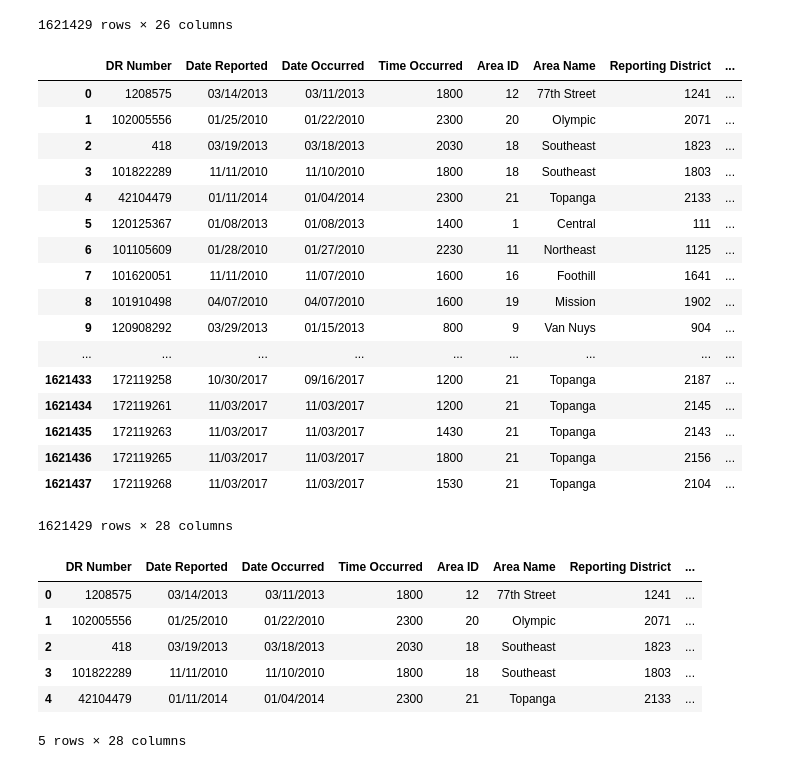
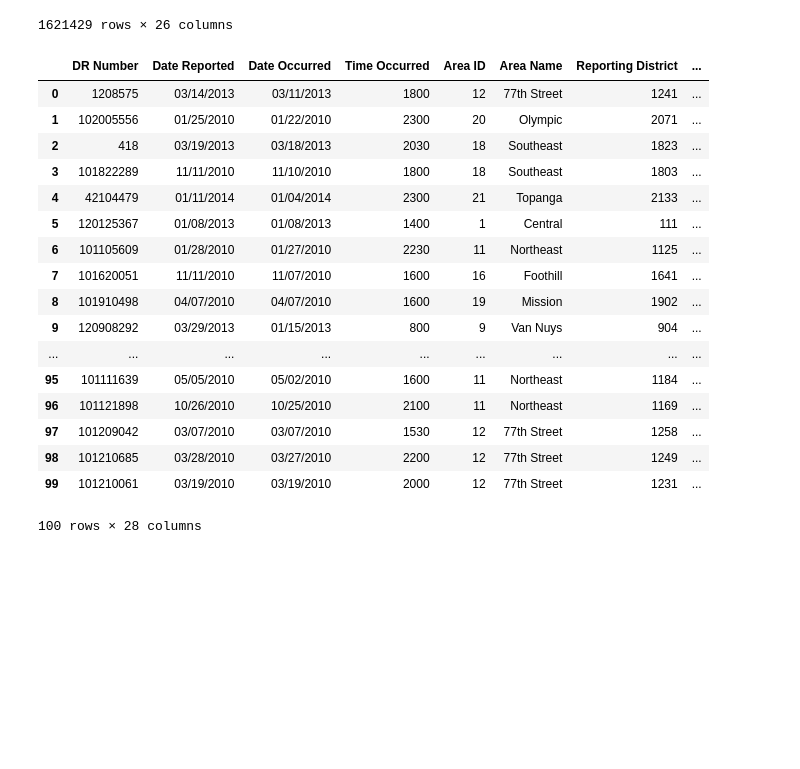
Before and after one commit to valegonzalez/ECE180_FinalProject, a Jupyter notebook: Map.ipynb, the cells around one changed output. Drawn from its saved outputs; the diff is of its cells as text; code cells hidden in the pictures; blank space fills up the shorter version.

```diff
--- a/Map.ipynb
+++ b/Map.ipynb
@@ -90,37 +90,28 @@ df1
 new_col_list = ['y','x']
 for n,col in enumerate(new_col_list):
     df1[col] = df1['Location '].apply(lambda location: location[n])
-df1
-# %% [output]
-|  | DR Number | Date Reported | Date Occurred | Time Occurred | Area ID | Area Name | Reporting District | ... |
-| 0 | 1208575 | 03/14/2013 | 03/11/2013 | 1800 | 12 | 77th Street | 1241 | ... |
-| 1 | 102005556 | 01/25/2010 | 01/22/2010 | 2300 | 20 | Olympic | 2071 | ... |
-| 2 | 418 | 03/19/2013 | 03/18/2013 | 2030 | 18 | Southeast | 1823 | ... |
-| 3 | 101822289 | 11/11/2010 | 11/10/2010 | 1800 | 18 | Southeast | 1803 | ... |
-| 4 | 42104479 | 01/11/2014 | 01/04/2014 | 2300 | 21 | Topanga | 2133 | ... |
-| 5 | 120125367 | 01/08/2013 | 01/08/2013 | 1400 | 1 | Central | 111 | ... |
-| 6 | 101105609 | 01/28/2010 | 01/27/2010 | 2230 | 11 | Northeast | 1125 | ... |
-| 7 | 101620051 | 11/11/2010 | 11/07/2010 | 1600 | 16 | Foothill | 1641 | ... |
-| 8 | 101910498 | 04/07/2010 | 04/07/2010 | 1600 | 19 | Mission | 1902 | ... |
-| 9 | 120908292 | 03/29/2013 | 01/15/2013 | 800 | 9 | Van Nuys | 904 | ... |
-| ... | ... | ... | ... | ... | ... | ... | ... | ... |
-| 1621433 | 172119258 | 10/30/2017 | 09/16/2017 | 1200 | 21 | Topanga | 2187 | ... |
-| 1621434 | 172119261 | 11/03/2017 | 11/03/2017 | 1200 | 21 | Topanga | 2145 | ... |
-| 1621435 | 172119263 | 11/03/2017 | 11/03/2017 | 1430 | 21 | Topanga | 2143 | ... |
-| 1621436 | 172119265 | 11/03/2017 | 11/03/2017 | 1800 | 21 | Topanga | 2156 | ... |
-| 1621437 | 172119268 | 11/03/2017 | 11/03/2017 | 1530 | 21 | Topanga | 2104 | ... |
-1621429 rows × 28 columns
 # %%
-temp = df1.iloc[0:5]
+temp = df1.iloc[0:100]
 temp
 # %% [output]
 |  | DR Number | Date Reported | Date Occurred | Time Occurred | Area ID | Area Name | Reporting District | ... |
 | 0 | 1208575 | 03/14/2013 | 03/11/2013 | 1800 | 12 | 77th Street | 1241 | ... |
 | 1 | 102005556 | 01/25/2010 | 01/22/2010 | 2300 | 20 | Olympic | 2071 | ... |
 | 2 | 418 | 03/19/2013 | 03/18/2013 | 2030 | 18 | Southeast | 1823 | ... |
 | 3 | 101822289 | 11/11/2010 | 11/10/2010 | 1800 | 18 | Southeast | 1803 | ... |
 | 4 | 42104479 | 01/11/2014 | 01/04/2014 | 2300 | 21 | Topanga | 2133 | ... |
+| 5 | 120125367 | 01/08/2013 | 01/08/2013 | 1400 | 1 | Central | 111 | ... |
+| 6 | 101105609 | 01/28/2010 | 01/27/2010 | 2230 | 11 | Northeast | 1125 | ... |
+| 7 | 101620051 | 11/11/2010 | 11/07/2010 | 1600 | 16 | Foothill | 1641 | ... |
+| 8 | 101910498 | 04/07/2010 | 04/07/2010 | 1600 | 19 | Mission | 1902 | ... |
+| 9 | 120908292 | 03/29/2013 | 01/15/2013 | 800 | 9 | Van Nuys | 904 | ... |
+| ... | ... | ... | ... | ... | ... | ... | ... | ... |
+| 95 | 101111639 | 05/05/2010 | 05/02/2010 | 1600 | 11 | Northeast | 1184 | ... |
+| 96 | 101121898 | 10/26/2010 | 10/25/2010 | 2100 | 11 | Northeast | 1169 | ... |
+| 97 | 101209042 | 03/07/2010 | 03/07/2010 | 1530 | 12 | 77th Street | 1258 | ... |
+| 98 | 101210685 | 03/28/2010 | 03/27/2010 | 2200 | 12 | 77th Street | 1249 | ... |
+| 99 | 101210061 | 03/19/2010 | 03/19/2010 | 2000 | 12 | 77th Street | 1231 | ... |
-5 rows × 28 columns
+100 rows × 28 columns
 # %%
 from arcgis.gis import *
 import pandas as pd
```
